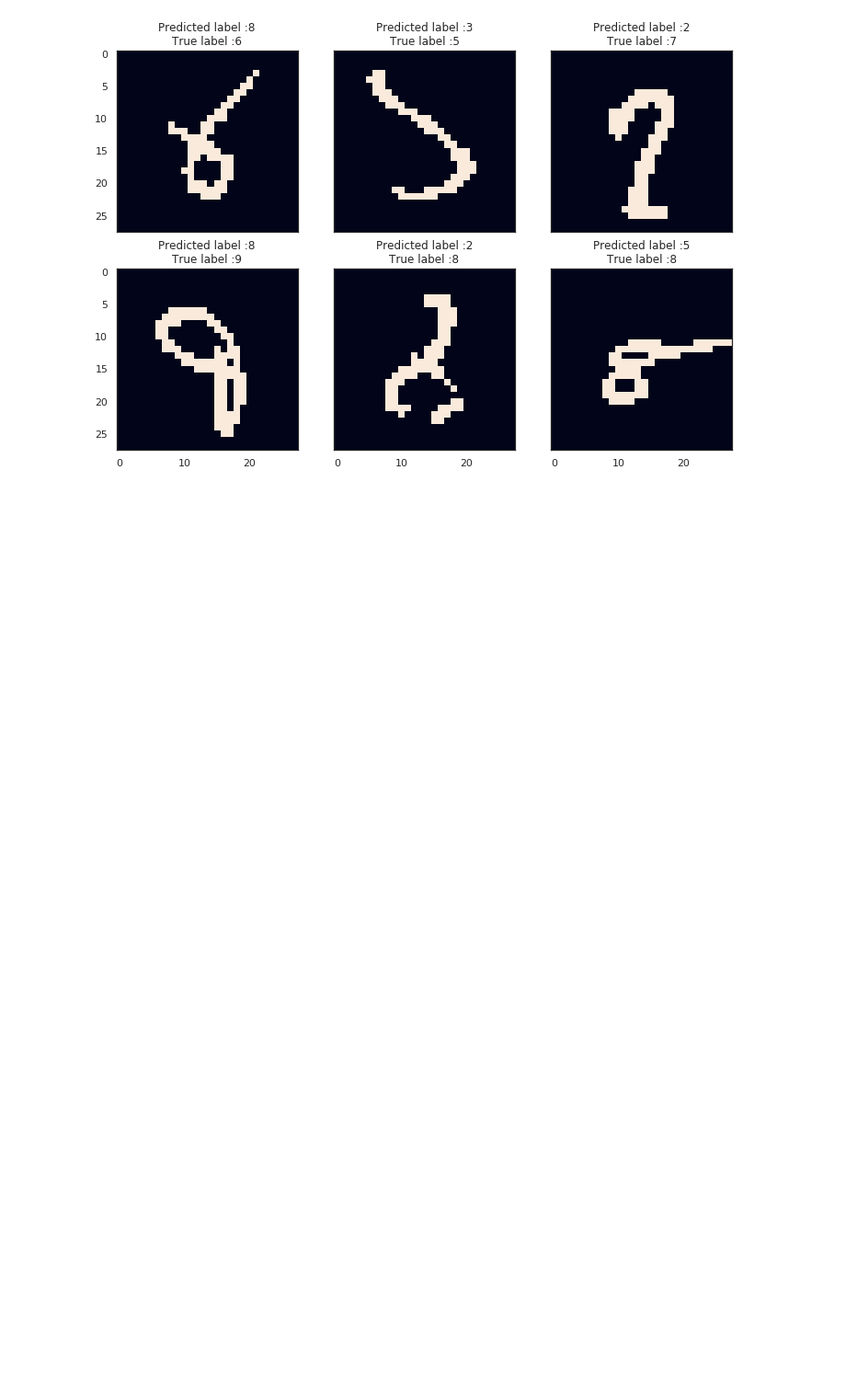
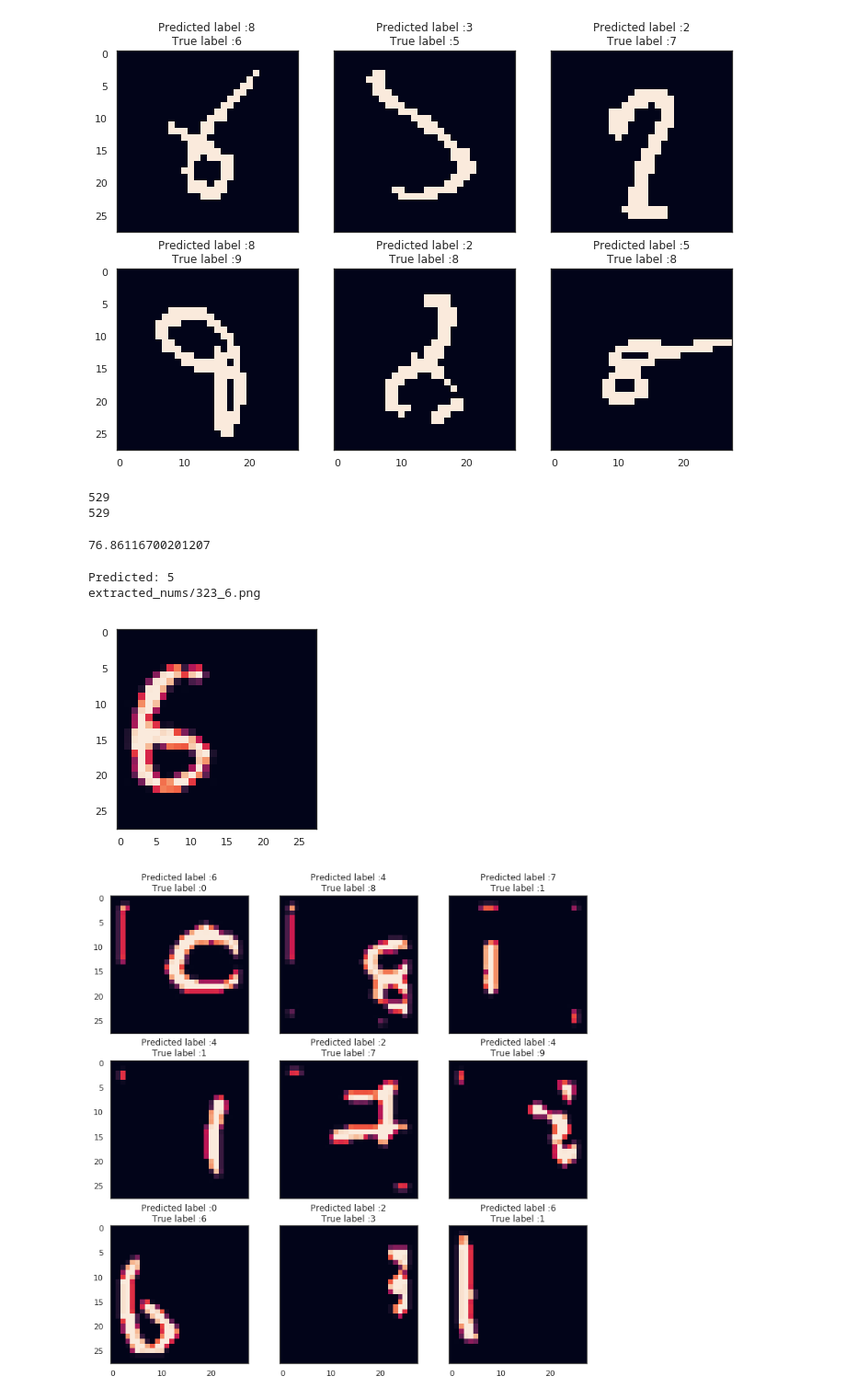
Before and after one commit to kimcnama/AutomatedMarkingAssistance, a Jupyter notebook: Step3/CNN_digit_recognizer.ipynb, the cells around one changed output. Shown: that part at 92% size. Cells and saved outputs as stored; diff of their text form; code cells hidden in the pictures; blank space fills up the shorter version.

```diff
--- a/Step3/CNN_digit_recognizer.ipynb
+++ b/Step3/CNN_digit_recognizer.ipynb
@@ -200,0 +199,2 @@ model.save(model_name)
+# %%
+model_name = 'binary_model_9904.model'
@@ -319,0 +325,19 @@ display_errors(most_important_errors, X_val_errors, Y_pred_classes_errors, Y_tru
+# %%
+from PIL import Image
+import glob
+image_list = []
+labels = []
+filenames_list = []
+for filename in glob.glob('extracted_nums/*.png'):
+    im=Image.open(filename)
+    filenames_list.append(filename)
+    file = filename.split("_")
+    label = file[2][0]
+    image_list.append(im)
+    labels.append(label)
+
+print(len(image_list))
+print(len(labels))
+# %% [output]
+529
+529
@@ -319,0 +373,27 @@ display_errors(most_important_errors, X_val_errors, Y_pred_classes_errors, Y_tru
+# %%
+acc
+# %% [output]
+76.86116700201207
+# %%
+index = 0
+
+plt.imshow(wrong_classifications[index])
+print("Predicted: " + str(wrong_labels[index]))
+print(wrong_filenames[index])
+
+n = 19
+nrows = 3
+ncols = 3
+fig, ax = plt.subplots(nrows,ncols,sharex=True,sharey=True,figsize=(12,12))
+for row in range(nrows):
+    for col in range(ncols):
+
+        ax[row,col].imshow(wrong_classifications[n].reshape((28,28)))
+
+        ax[row,col].set_title("Predicted label :{}\nTrue label :{}".format(wrong_labels[n],actual_labels[n]))
+        n += 1
+# %% [output]
+Predicted: 5
+extracted_nums/323_6.png
+[figure, added]
+[figure, added]
```
Also changed, not shown: parts of 8 cells of this notebook.
